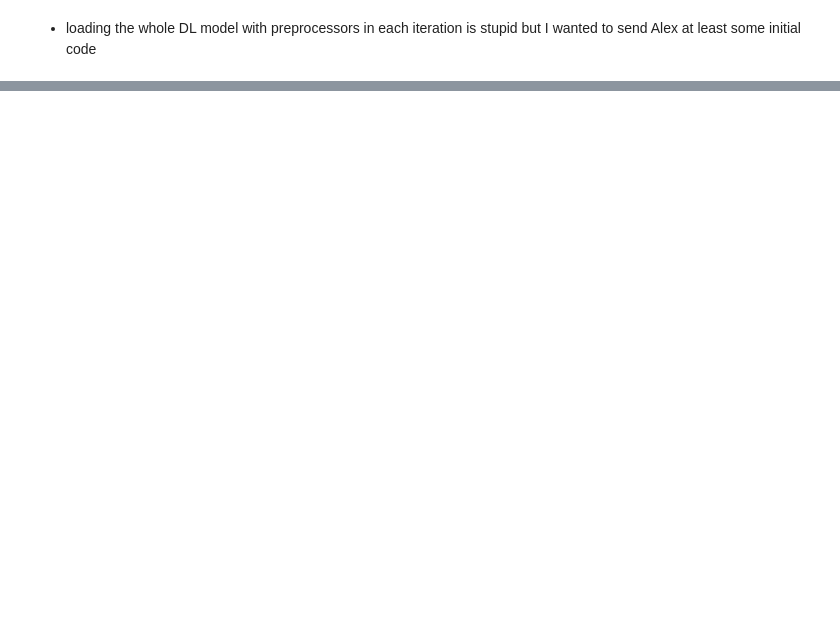
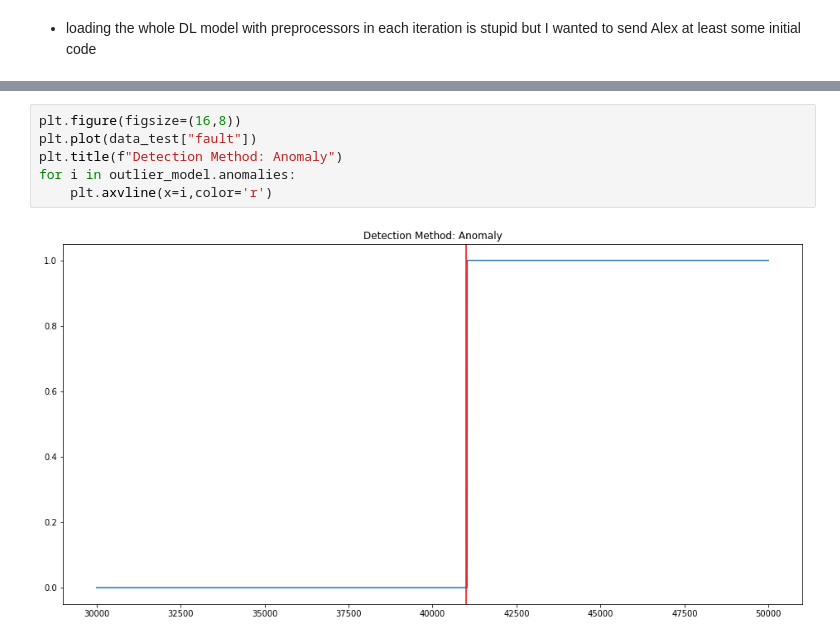
Before and after one commit to 5uperpalo/FIREMAN-project, a Jupyter notebook: 12_pipeline_update.ipynb, the cells around one changed output, grey strips where cells are left out. Drawn from its saved outputs; the diff is of its cells as text; blank space fills up the shorter version.

```diff
--- a/12_pipeline_update.ipynb
+++ b/12_pipeline_update.ipynb
@@ -136,0 +146,8 @@ for index, row in data_test.iterrows():
+# %%
+plt.figure(figsize=(16,8))
+plt.plot(data_test["fault"])
+plt.title(f"Detection Method: Anomaly")
+for i in outlier_model.anomalies:
+    plt.axvline(x=i,color='r')
+# %% [output]
+[figure, added]
```
Also changed, not shown: parts of 9 cells of this notebook, 5 other files.
